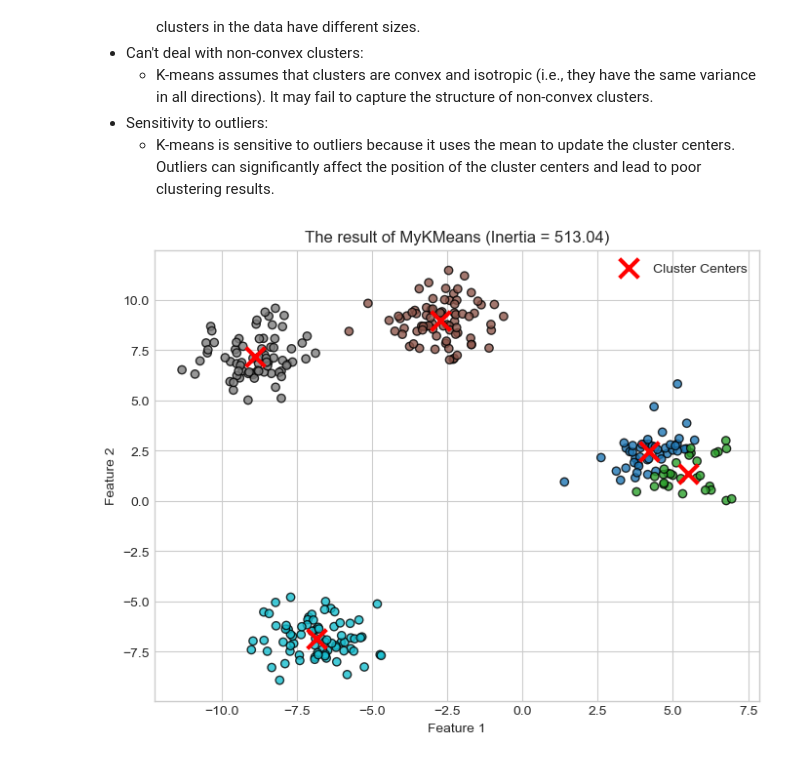
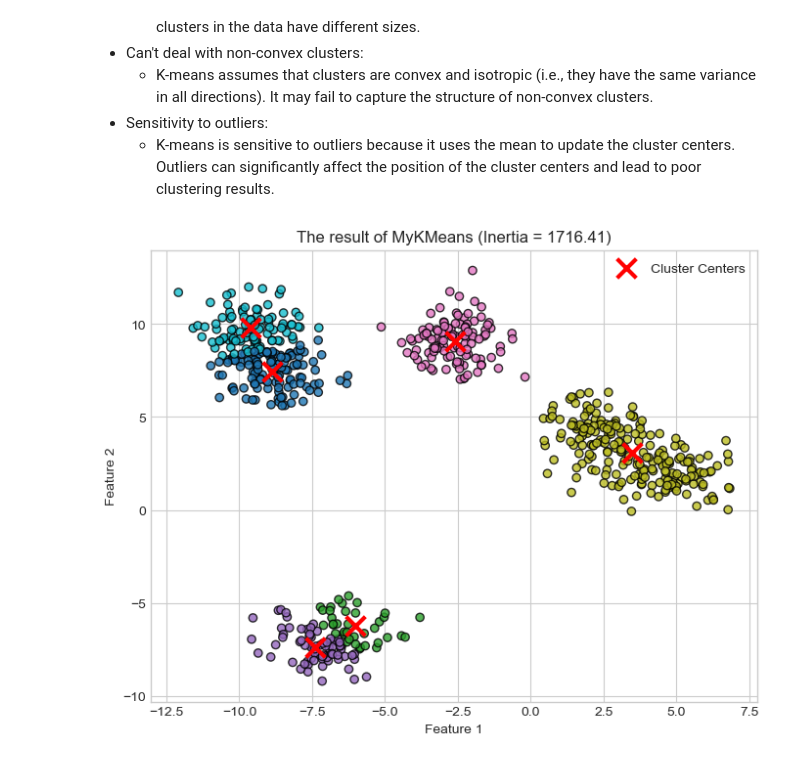
Before and after one commit to dddsx259/MyStudyNote, a Jupyter notebook: Machine Learning(UCB CS189 & HKU COMP3314)/Clustering.ipynb, the cells around one changed output. Saved outputs shown, nothing was run; the diff lists cells and outputs as text; code cells hidden in the pictures.

```diff
--- a/Machine Learning(UCB CS189 & HKU COMP3314)/Clustering.ipynb
+++ b/Machine Learning(UCB CS189 & HKU COMP3314)/Clustering.ipynb
@@ -147,6 +147,7 @@ from sklearn.base import BaseEstimator, ClusterMixin
 import numpy as np
 import matplotlib.pyplot as plt
 from sklearn.datasets import make_blobs
+import pandas as pd
 
 
 class MyKMeans(BaseEstimator, ClusterMixin):
@@ -166,50 +167,48 @@ class MyKMeans(BaseEstimator, ClusterMixin):
 
         for _ in range(self.max_iter):
             distances = np.linalg.norm(X[:, np.newaxis] - self.cluster_centers_, axis=2)
             self.labels_ = np.argmin(distances, axis=1)
 
             new_centers = np.zeros_like(self.cluster_centers_)
             for i in range(self.n_clusters):
                 cluster_points = X[self.labels_ == i]
                 if len(cluster_points) > 0:
                     new_centers[i] = cluster_points.mean(axis=0)
                 else:
                     new_centers[i] = X[rng.choice(n_samples)]
 
             if np.allclose(self.cluster_centers_, new_centers):
                 break
 
             self.cluster_centers_ = new_centers
 
         self.n_features_in_ = n_features
         self.inertia_ = np.sum((X - self.cluster_centers_[self.labels_]) ** 2)
 
         return self
 
     def fit_predict(self, X, y=None):
         return self.fit(X).labels_
 
 
-plt.style.use('seaborn-v0_8-whitegrid')
-# %%
-# 生成数据
-X, _ = make_blobs(n_samples=300, centers=4, cluster_std=1.0, random_state=42)
+def visualize(cluster, n_samples=666, centers=6, cluster_std=1.0, random_state=42):
+    plt.style.use('seaborn-v0_8-whitegrid')
+    X, _ = make_blobs(n_samples=n_samples, centers=centers, cluster_std=cluster_std, random_state=random_state)
 
-# %%
-# 执行聚类
-kmeans = MyKMeans(n_clusters=5, random_state=0)
-labels = kmeans.fit_predict(X)
+    labels = cluster.fit_predict(X)
 
-# %%
-# 可视化结果
-plt.figure(figsize=(8, 6))
-plt.scatter(X[:, 0], X[:, 1], c=labels, cmap='tab10', alpha=0.8, edgecolor='k')
-plt.scatter(kmeans.cluster_centers_[:, 0], kmeans.cluster_centers_[:, 1],
-            c='red', marker='x', s=200, linewidths=3, label='Cluster Centers')
-plt.title(f'The result of MyKMeans (Inertia = {kmeans.inertia_:.2f})')
-plt.legend()
-plt.xlabel('Feature 1')
-plt.ylabel('Feature 2')
-plt.show()
+
+    plt.figure(figsize=(8, 6))
+    plt.scatter(X[:, 0], X[:, 1], c=labels, cmap='tab10', alpha=0.8, edgecolor='k')
+    plt.scatter(cluster.cluster_centers_[:, 0], cluster.cluster_centers_[:, 1],
+                c='red', marker='x', s=200, linewidths=3, label='Cluster Centers')
+    plt.title(f'The result of MyKMeans (Inertia = {cluster.inertia_:.2f})')
+    plt.legend()
+    plt.xlabel('Feature 1')
+    plt.ylabel('Feature 2')
+    plt.show()
+
+kmeans = MyKMeans(n_clusters=6, random_state=42)
+visualize(kmeans)
 # %% [output]
-[figure, old version]
+[figure, new version]
```
Also changed, not shown: parts of 3 cells of this notebook, 2 other files.
